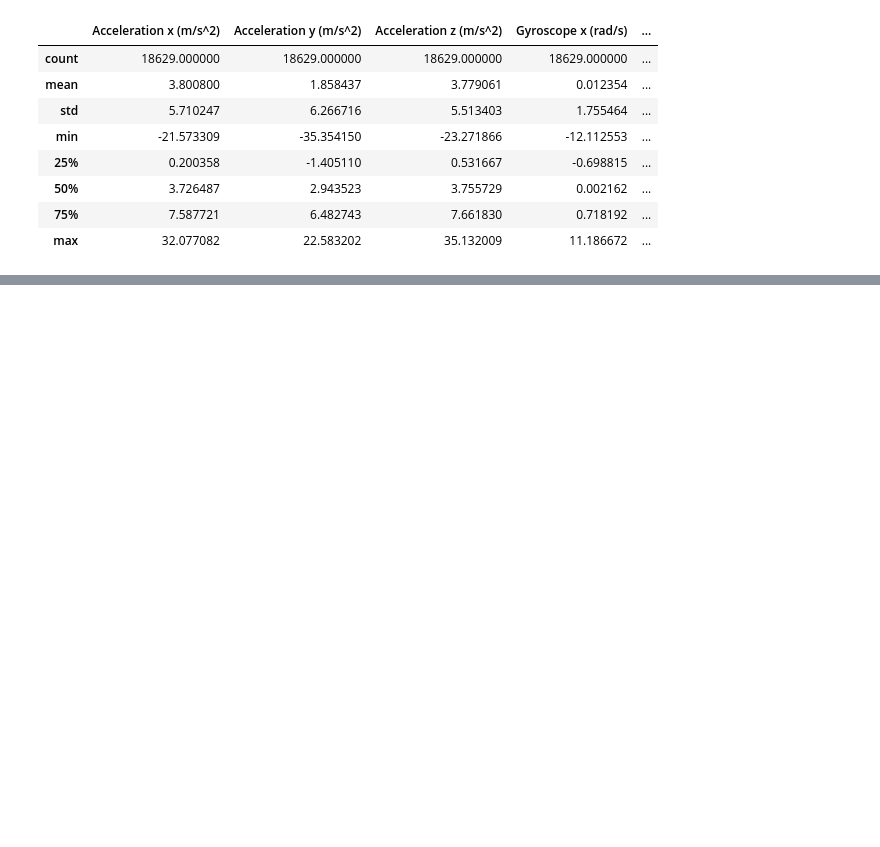
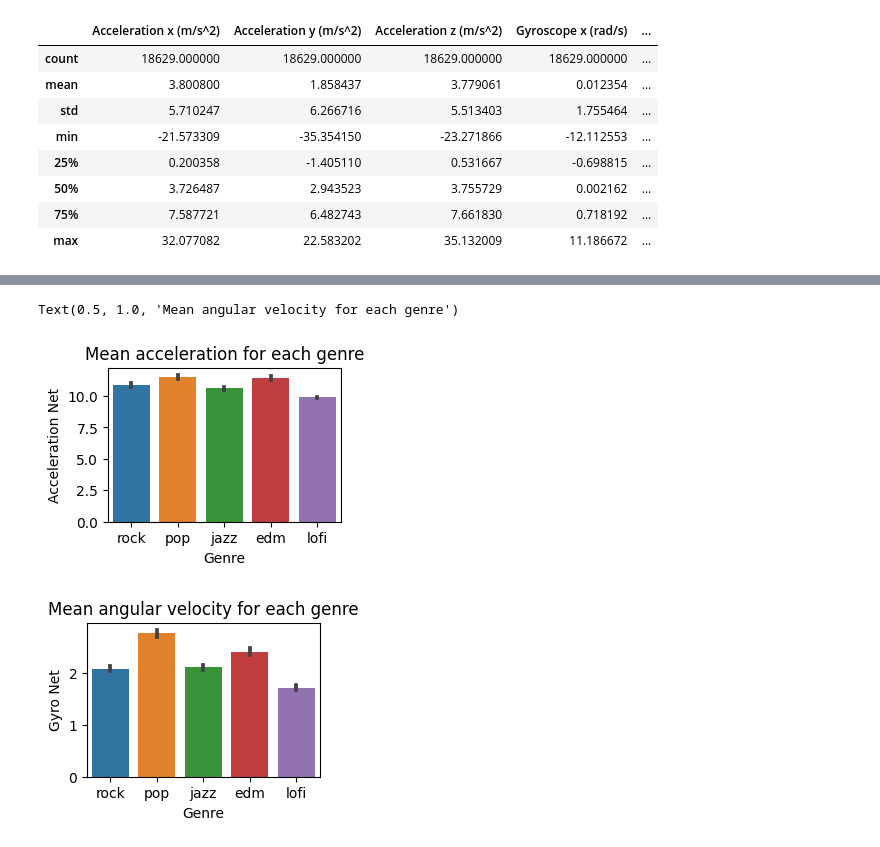
Before and after one commit to vishalkanteppa/ML4QS, a Jupyter notebook: assignment.ipynb, the cells around one changed output, grey strips where cells are left out. Drawn from its saved outputs; the diff is of its cells as text; code cells hidden in the pictures; blank space fills up the shorter version.

```diff
--- a/assignment.ipynb
+++ b/assignment.ipynb
@@ -181,0 +125,12 @@ for col in df.columns:
+# %%
+plt.figure(figsize=(3, 2))
+sns.barplot(x=df['Genre'], y=df['Acceleration Net'])
+plt.title('Mean acceleration for each genre')
+
+plt.figure(figsize=(3, 2))
+sns.barplot(x=df['Genre'], y=df['Gyro Net'])
+plt.title('Mean angular velocity for each genre')
+# %% [output]
+Text(0.5, 1.0, 'Mean angular velocity for each genre')
+[figure, added]
+[figure, added]
```
Also changed, not shown: parts of 32 cells of this notebook, 8 other files.
